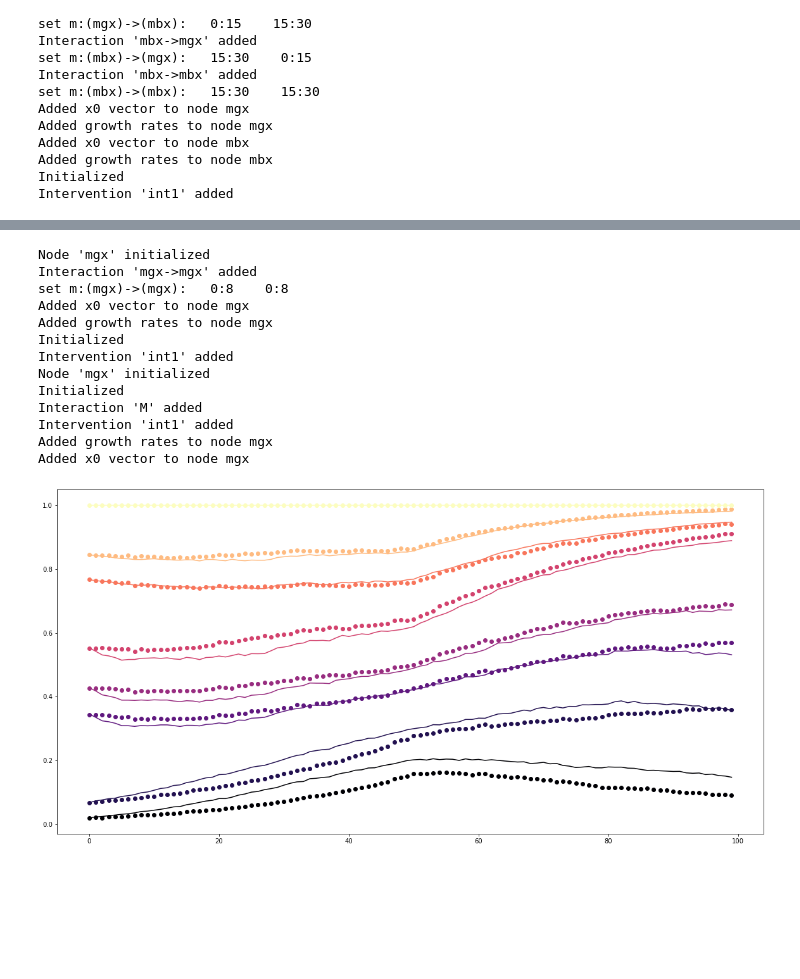
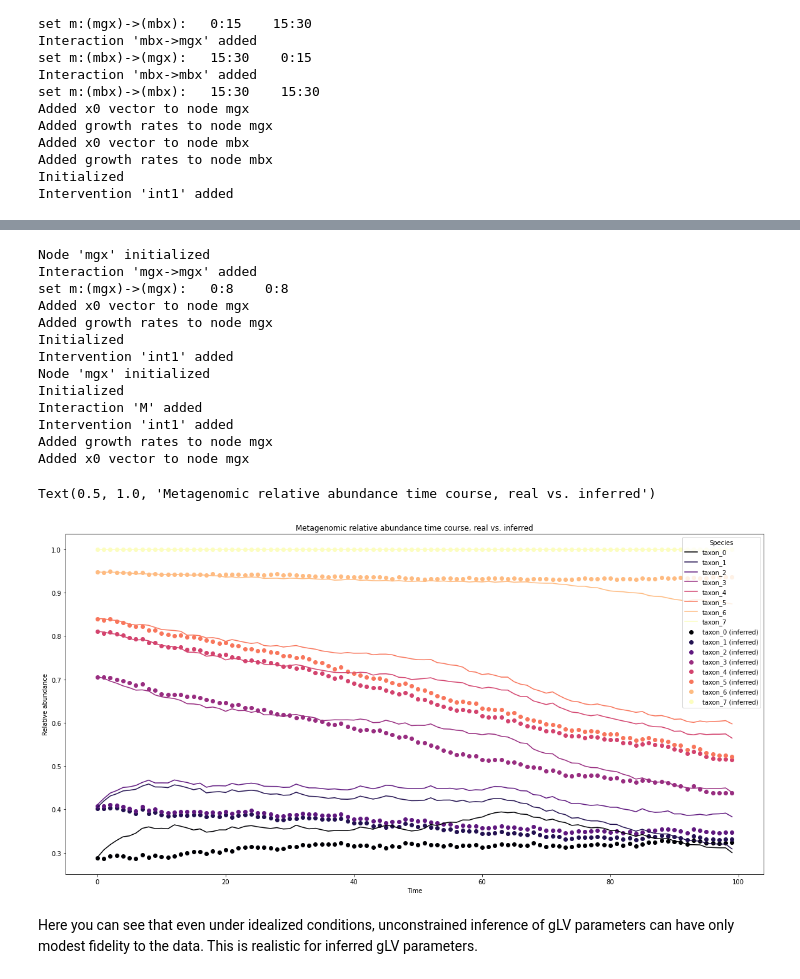
Before and after one commit to pchlenski/misdeed, a Jupyter notebook: notebooks/examples.ipynb, the cells around one changed output, grey strips where cells are left out. Cells and saved outputs as stored; diff of their text form; code cells hidden in the pictures; blank space fills up the shorter version.

```diff
--- a/notebooks/examples.ipynb
+++ b/notebooks/examples.ipynb
@@ -34,11 +49,21 @@ np.random.seed(10 )
 # %%
 # Set global variables
-TIME_POINTS = 100
-TIME_STEP = 1e-1 # Update abundances 10x/day
+TIME_POINTS = 1000
+TIME_STEP = 1e-2 # Update abundances 100x/day
 NODE_NAMES = ['mgx', 'mbx'] # 2 nodes named 'mgx' and 'mbx'
 NODE_SIZES = [15, 15] # Set interaction matrices and growth rates randomly
-INTERVENTION_START = 50 # Start intervention at day 50
-INTERVENTION_END = 100 # End intervention at day 100
+INTERVENTION_START = int(TIME_POINTS / 2) # Start intervention halfway through
+INTERVENTION_END = TIME_POINTS # End intervention at the end
+DOWNSAMPLE = 20 # Keep every 20-th time point (Results in 50 time points covering 10 days)
+
+# Generator variables
+NOISE_VAR = .01
+N_TRAJECTORIES = 20
+
+# Case-control variables
+N_PATIENTS = 100
+CASE_CONTROL = .75
+EFFECT_SIZE = 1
 
 # Get names
 NAMES_MGX = [f"mgx_{i}" for i in range(NODE_SIZES[0])]
@@ -124,9 +205,17 @@ Intervention 'CASE' added
 INFER_NODE_NAMES = ['mgx']
 NODE_SIZE = 8
 INFER_NODE_SIZES = [NODE_SIZE]
+TIME_POINTS = 100
+INTERVENTION_START = 50
+
+# L1 regularization terms for gLV inference:
+INTERACTION_REG = 100
+GROWTH_REG = 1
+INTERVENTION_REG = 100
 
 # Run case-control and plot:
 gen4 = OmicsGenerator(
+    time_points=TIME_POINTS,
     node_names=INFER_NODE_NAMES,
     node_sizes=INFER_NODE_SIZES,
     init_full=True # set interaction matrices and growth rates randomly
@@ -148,14 +237,15 @@ z4, x4, y4 = gen4.generate(dt=TIME_STEP)
 M, u, E = infer_glv_params(
     abundances=z4['mgx'], # use (latent) absolute abundances
     interventions=gen4.get('int1').U, # assume intervention indicator is known
-    interaction_reg=100,   # L1 penalty for interaction matrix
-    growth_reg=0, # L1 penalty for growth rates
-    intervention_reg=0, # L1 penalty for intervention responses
+    interaction_reg=INTERACTION_REG, # L1 penalty for interaction matrix
+    growth_reg=GROWTH_REG, # L1 penalty for growth rates
+    intervention_reg=INTERVENTION_REG, # L1 penalty for intervention responses
     dt=TIME_STEP # same time-step as generator
 )
 
 # Build inferred generator
 gen4_inferred = OmicsGenerator(
+    time_points=TIME_POINTS,
     node_names=INFER_NODE_NAMES,
     node_sizes=INFER_NODE_SIZES
 )
@@ -174,36 +264,44 @@ gen4_inferred.add_intervention(
 )
 gen4_inferred.set_initial_value(
     node_name='mgx',
     values=u.reshape(-1),
     growth_rate=True
 )
 gen4_inferred.set_initial_value(
     node_name='mgx',
-#     values=gen4.get('mgx').initial_value # same init. abundances as gen 1
     values=y4['mgx'][0],
 )
 
 z4_inferred, x4_inferred, y4_inferred = gen4_inferred.generate(dt=TIME_STEP)
 
 # Plot both trajectories
 colors = cm.get_cmap('magma', NODE_SIZE)(range(NODE_SIZE))
+for i in range(NODE_SIZE):
+    plt.scatter(np.arange(TIME_POINTS), np.cumsum(y4_inferred['mgx'], axis=1)[:,i], color=colors[i])
+    plt.plot(np.cumsum(y4['mgx'], axis=1)[:,i], c=colors[i])
 
-for i in range(NODE_SIZE):
-#     plt.plot(np.cumsum(z4_inferred['mgx'], axis=1)[:,i], alpha=0.5, c=colors[i])
-    plt.scatter(np.arange(100), np.cumsum(y4_inferred['mgx'], axis=1)[:,i], color=colors[i])
-    plt.plot(np.cumsum(y4['mgx'], axis=1)[:,i], c=colors[i])
+# Labels
+l1 = [f"taxon_{i}" for i in range(NODE_SIZE)]
+l2 = [f"taxon_{i} (inferred)" for i in range(NODE_SIZE)]
+plt.legend(title="Species", labels=[*l1, *l2])
+plt.xlabel("Time")
+plt.ylabel("Relative abundance")
+plt.title("Metagenomic relative abundance time course, real vs. inferred")
 # %% [output]
 Node 'mgx' initialized
 Interaction 'mgx->mgx' added
 set m:(mgx)->(mgx):   0:8    0:8
 Added x0 vector to node mgx
 Added growth rates to node mgx
 Initialized
 Intervention 'int1' added
 Node 'mgx' initialized
 Initialized
 Interaction 'M' added
 Intervention 'int1' added
 Added growth rates to node mgx
 Added x0 vector to node mgx
+Text(0.5, 1.0, 'Metagenomic relative abundance time course, real vs. inferred')
-[figure, old version]
+[figure, new version]
+# %% [markdown]
+Here you can see that even under idealized conditions, unconstrained inference of gLV parameters can have only modest fidelity to the data. This is realistic for inferred gLV parameters.
```
Also changed, not shown: parts of 16 cells of this notebook.
